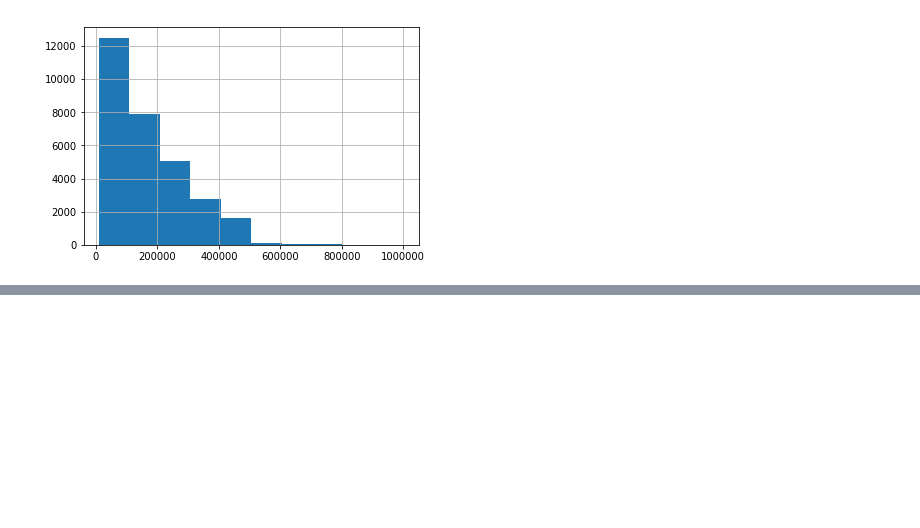
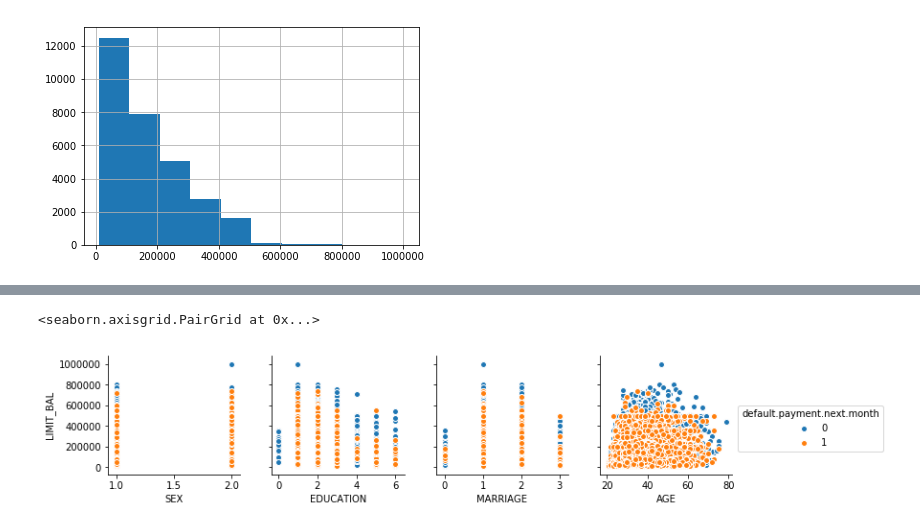
Before and after one commit to VladRim/sfml, a Jupyter notebook: hw1-task.ipynb, the cells around one changed output, grey strips where cells are left out. Drawn from its saved outputs; the diff is of its cells as text; code cells hidden in the pictures; blank space fills up the shorter version.

```diff
--- a/hw1-task.ipynb
+++ b/hw1-task.ipynb
@@ -185,10 +188,15 @@ df #TODO
 # %%
 # (10) построить большой график (подсказка - используя seaborn) для построения завимисости всех возможных пар параметров
 # разным цветом выделить разные значение "default payment next month"
 # (но так как столбцов много - картинка может получиться "монструозной")
 # (поэкспериментируйте над тем как построить подобное сравнение параметров)
 # (подсказка - ответ может состоять из несколькольких графиков)
 # (если не выйдет - программа минимум - построить один график со всеми параметрами)
-import seaborn
 
 #TODO
+sns.pairplot(df, hue='default.payment.next.month',
+x_vars=["SEX", "EDUCATION", "MARRIAGE", "AGE"],
+y_vars = ["LIMIT_BAL"]);
+# %% [output]
+<seaborn.axisgrid.PairGrid at 0x...>
+[figure, added]
```
Also changed, not shown: parts of 9 cells of this notebook.
